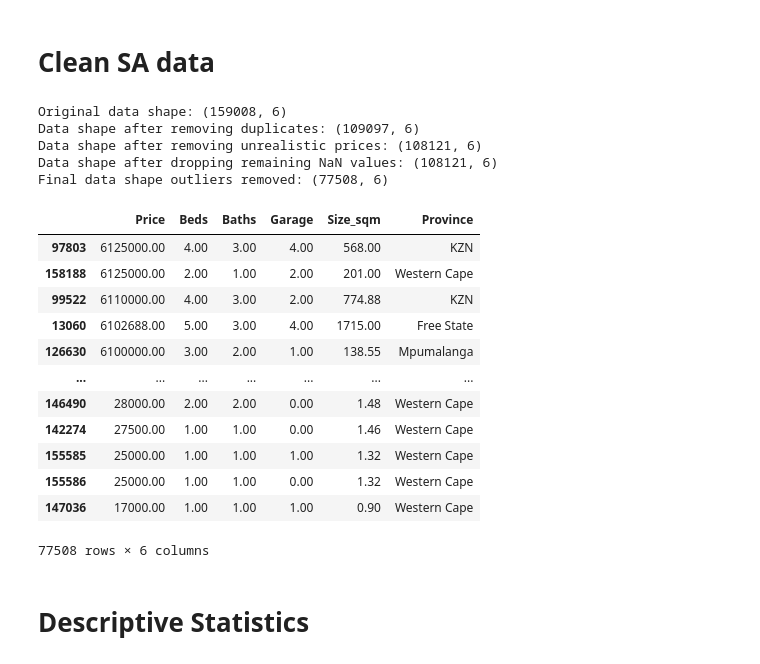
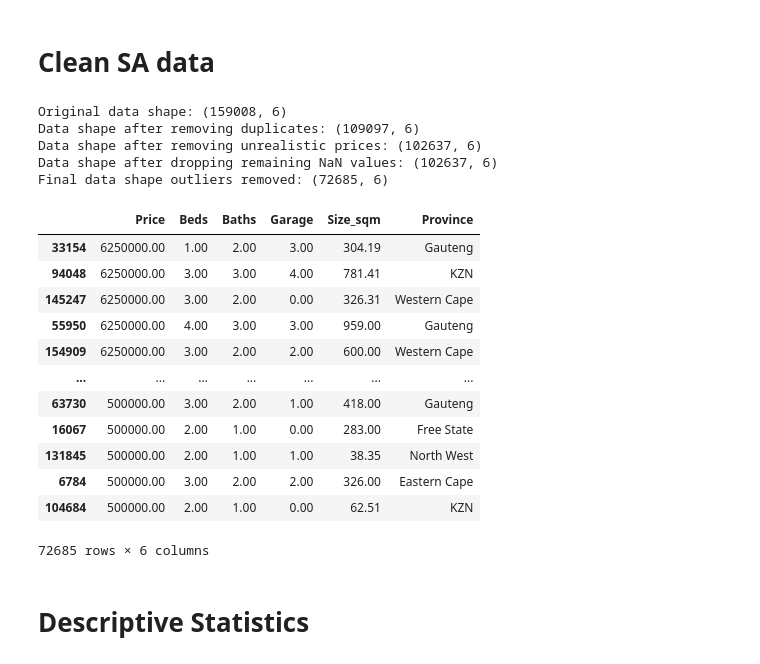
Before and after one commit to Laths1/Real-estate-data, a Jupyter notebook: analysis.ipynb, the cells around one changed output. Drawn from its saved outputs; the diff is of its cells as text; code cells hidden in the pictures.

```diff
--- a/analysis.ipynb
+++ b/analysis.ipynb
@@ -100,8 +116,8 @@ south_africa_property_data.to_csv('South_Africa_property_data.csv', index=False)
 # %% [markdown]
 # Clean SA data
 # %%
-sa_data_original = pd.read_csv('South_Africa_property_data.csv')
-sa_data_working = sa_data_original.copy()
+sa_data_map_centreal = pd.read_csv('South_Africa_property_data.csv')
+sa_data_working = sa_data_map_centreal.copy()
 
 # remove unnecessary columns
 sa_data_working = sa_data_working.drop(["Details_URL", "Title", "Location"], axis=1)
@@ -112,8 +128,8 @@ sa_data_working.drop_duplicates(inplace=True)
 print(f"Data shape after removing duplicates: {sa_data_working.shape}")
 
 # removing unrealistic property prices
-sa_data_working = sa_data_working[sa_data_working['Price'] >= 10000]
-sa_data_working = sa_data_working[sa_data_working['Price'] < 200_000_000]
+sa_data_working = sa_data_working[sa_data_working['Price'] >= 500_000]
+sa_data_working = sa_data_working[sa_data_working['Price'] < 100_000_000]
 print(f"Data shape after removing unrealistic prices: {sa_data_working.shape}")
 
 # modifying bed and bath figures(some figures include concatenated numbers, we want the first figure)
@@ -158,48 +174,48 @@ Q1_size = sa_data_working['Size_sqm'].quantile(0.25)
 Q3_size = sa_data_working['Size_sqm'].quantile(0.75)
 IQR_size = Q3_size - Q1_size
 sa_data_working = sa_data_working[(sa_data_working['Size_sqm'] >= Q1_size - 1.5 * IQR_size) & (sa_data_working['Size_sqm'] <= Q3_size + 1.5 * IQR_size)]
 
 # remove bed outliers
 Q1_beds = sa_data_working['Beds'].quantile(0.25)
 Q3_beds = sa_data_working['Beds'].quantile(0.75)
 IQR_beds = Q3_beds - Q1_beds
 sa_data_working = sa_data_working[(sa_data_working['Beds'] >= Q1_beds - 1.5 * IQR_beds) & (sa_data_working['Beds'] <= Q3_beds + 1.5 * IQR_beds)]
 
 # remove bath outliers
 Q1_baths = sa_data_working['Baths'].quantile(0.25)
 Q3_baths = sa_data_working['Baths'].quantile(0.75)
 IQR_baths = Q3_baths - Q1_baths
 sa_data_working = sa_data_working[(sa_data_working['Baths'] >= Q1_baths - 1.5 * IQR_baths) & (sa_data_working['Baths'] <= Q3_baths + 1.5 * IQR_baths)]
 
 # remove garage outliers
 Q1_garage = sa_data_working['Garage'].quantile(0.25)
 Q3_garage = sa_data_working['Garage'].quantile(0.75)
 IQR_garage = Q3_garage - Q1_garage
 sa_data_working = sa_data_working[(sa_data_working['Garage'] >= Q1_garage - 1.5 * IQR_garage) & (sa_data_working['Garage'] <= Q3_garage + 1.5 * IQR_garage)]
 
 print(f"Final data shape outliers removed: {sa_data_working.shape}")
 
 sa_data_working.to_csv('South_Africa_property_data_cleaned.csv', index=False)
 sa_data_working.sort_values(by='Price', ascending=False)
 # %% [output]
 Original data shape: (159008, 6)
 Data shape after removing duplicates: (109097, 6)
-Data shape after removing unrealistic prices: (108121, 6)
-Data shape after dropping remaining NaN values: (108121, 6)
-Final data shape outliers removed: (77508, 6)
+Data shape after removing unrealistic prices: (102637, 6)
+Data shape after dropping remaining NaN values: (102637, 6)
+Final data shape outliers removed: (72685, 6)
 |  | Price | Beds | Baths | Garage | Size_sqm | Province |
-| 97803 | 6125000.00 | 4.00 | 3.00 | 4.00 | 568.00 | KZN |
-| 158188 | 6125000.00 | 2.00 | 1.00 | 2.00 | 201.00 | Western Cape |
-| 99522 | 6110000.00 | 4.00 | 3.00 | 2.00 | 774.88 | KZN |
-| 13060 | 6102688.00 | 5.00 | 3.00 | 4.00 | 1715.00 | Free State |
-| 126630 | 6100000.00 | 3.00 | 2.00 | 1.00 | 138.55 | Mpumalanga |
+| 33154 | 6250000.00 | 1.00 | 2.00 | 3.00 | 304.19 | Gauteng |
+| 94048 | 6250000.00 | 3.00 | 3.00 | 4.00 | 781.41 | KZN |
+| 145247 | 6250000.00 | 3.00 | 2.00 | 0.00 | 326.31 | Western Cape |
+| 55950 | 6250000.00 | 4.00 | 3.00 | 3.00 | 959.00 | Gauteng |
+| 154909 | 6250000.00 | 3.00 | 2.00 | 2.00 | 600.00 | Western Cape |
 | ... | ... | ... | ... | ... | ... | ... |
-| 146490 | 28000.00 | 2.00 | 2.00 | 0.00 | 1.48 | Western Cape |
-| 142274 | 27500.00 | 1.00 | 1.00 | 0.00 | 1.46 | Western Cape |
-| 155585 | 25000.00 | 1.00 | 1.00 | 1.00 | 1.32 | Western Cape |
-| 155586 | 25000.00 | 1.00 | 1.00 | 0.00 | 1.32 | Western Cape |
-| 147036 | 17000.00 | 1.00 | 1.00 | 1.00 | 0.90 | Western Cape |
+| 63730 | 500000.00 | 3.00 | 2.00 | 1.00 | 418.00 | Gauteng |
+| 16067 | 500000.00 | 2.00 | 1.00 | 0.00 | 283.00 | Free State |
+| 131845 | 500000.00 | 2.00 | 1.00 | 1.00 | 38.35 | North West |
+| 6784 | 500000.00 | 3.00 | 2.00 | 2.00 | 326.00 | Eastern Cape |
+| 104684 | 500000.00 | 2.00 | 1.00 | 0.00 | 62.51 | KZN |
-77508 rows × 6 columns
+72685 rows × 6 columns
 # %% [markdown]
 # Descriptive Statistics
 # %% [markdown]
```
Also changed, not shown: parts of 16 cells of this notebook, 14 other files.
